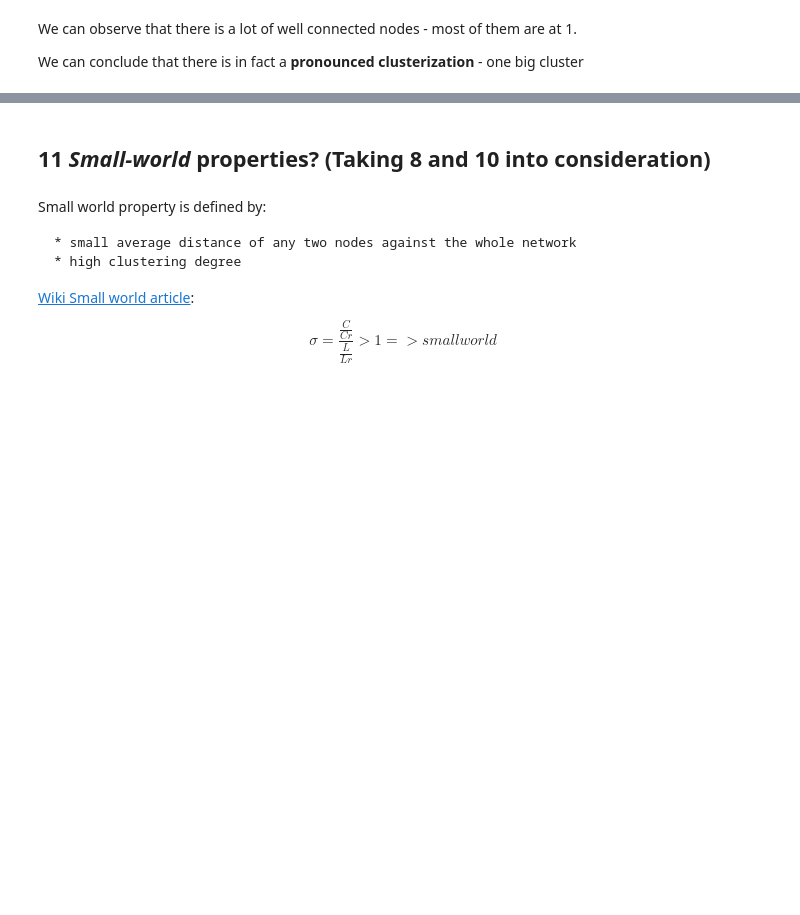
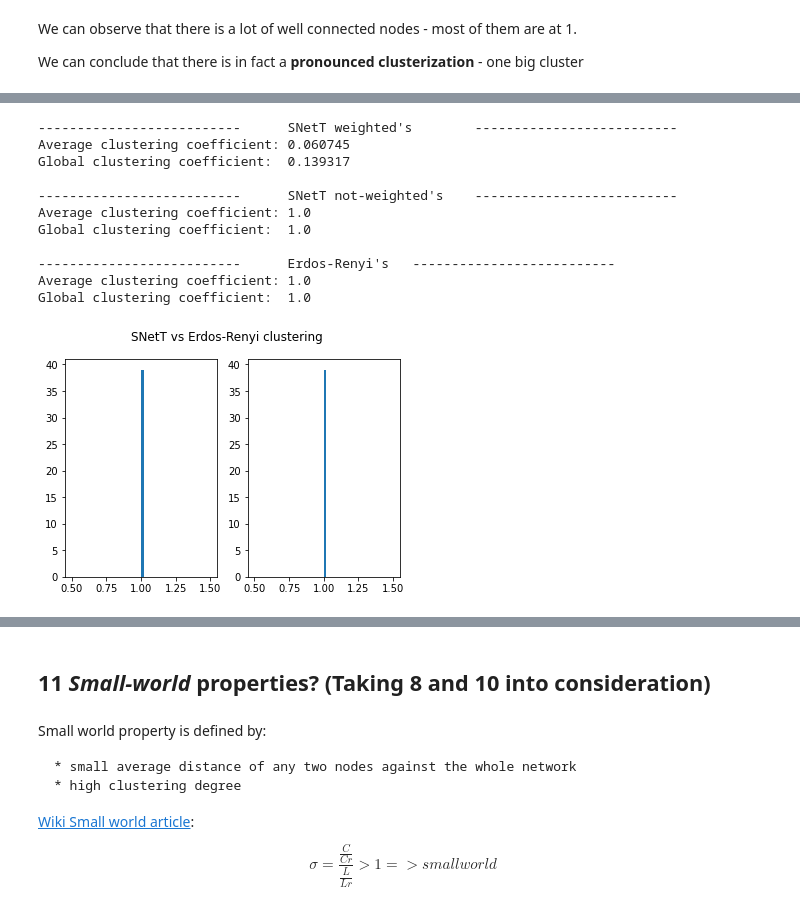
Before and after one commit to milicevicMarko/Reddit2008-Analysis, a Jupyter notebook: Basic characteristics.ipynb, the cells around one changed output, grey strips where cells are left out. Drawn from its saved outputs; the diff is of its cells as text; code cells hidden in the pictures; blank space fills up the shorter version.

```diff
--- a/Basic characteristics.ipynb
+++ b/Basic characteristics.ipynb
@@ -171,0 +187,15 @@ We can conclude that there is in fact a **pronounced clusterization** - one big
+# %%
+snett_clustering_results = test_against_er(SNetT, "SNetT")
+# %% [output]
+--------------------------      SNetT weighted's        --------------------------
+Average clustering coefficient: 0.060745
+Global clustering coefficient:  0.139317
+
+--------------------------      SNetT not-weighted's    --------------------------
+Average clustering coefficient: 1.0
+Global clustering coefficient:  1.0
+
+--------------------------      Erdos-Renyi's   --------------------------
+Average clustering coefficient: 1.0
+Global clustering coefficient:  1.0
+[figure, added]
```
Also changed, not shown: parts of 20 cells of this notebook, 1 other file.
